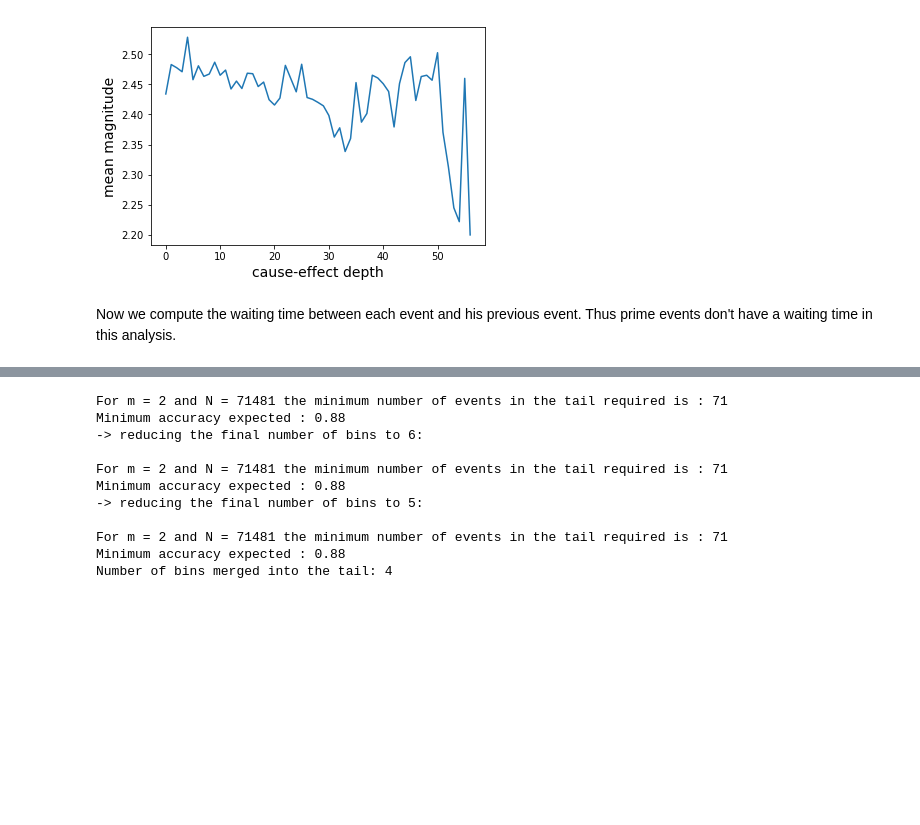
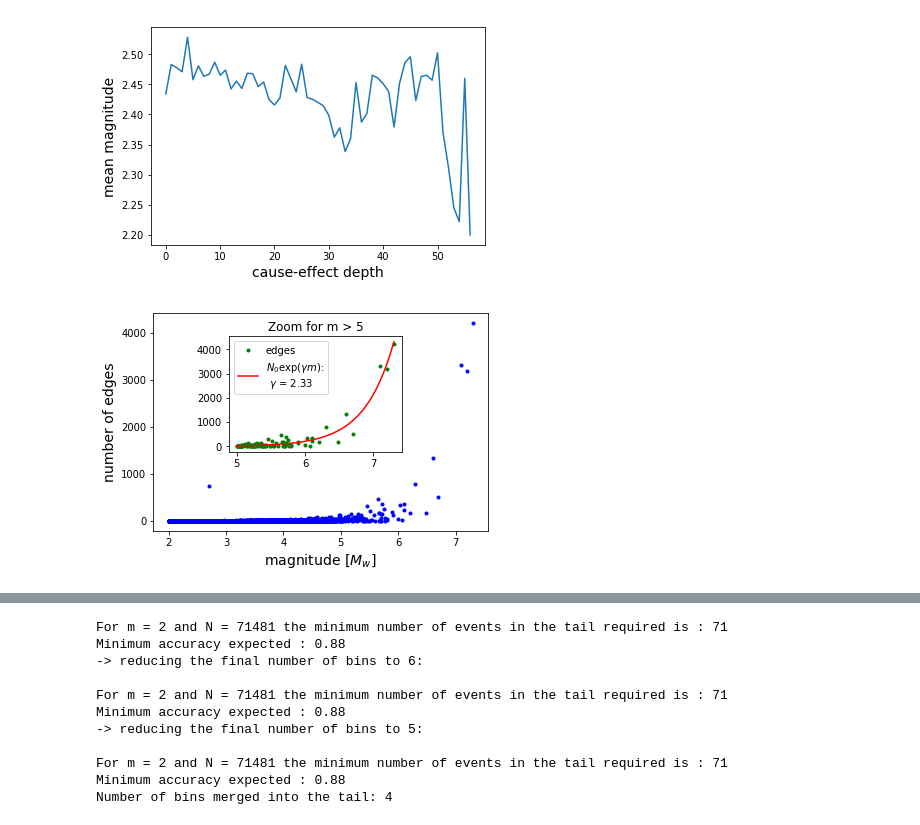
Before and after one commit to mango915/Earthquakes, a Jupyter notebook: nico.ipynb, the cells around one changed output, grey strips where cells are left out. Drawn from its saved outputs; the diff is of its cells as text; code cells hidden in the pictures; blank space fills up the shorter version.

```diff
--- a/nico.ipynb
+++ b/nico.ipynb
@@ -931,5 +330,28 @@ plt.ylabel('mean magnitude', fontsize = 14)
 plt.show()
 # %% [output]
 [figure]
-# %% [markdown]
-Now we compute the waiting time between each event and his previous event. Thus prime events don't have a waiting time in this analysis.
+# %%
+# as we could expect the events with higher magnitudes have much more edges than the ones with lower magnitudes.
+# In fact the dependence is exponential with m
+
+def my_expon1(x, No, gamma):
+    return No*np.exp(gamma*x)
+
+plt.plot(df['magnitude'], df['edges'] , '.b')
+plt.xlabel('magnitude [$M_w$]', fontsize = 14)
+plt.ylabel('number of edges', fontsize = 14)
+
+df5 = df[df['magnitude'] > 5]
+ax = plt.axes([0.3, 0.4, 0.4, 0.4])
+ax.set_title('Zoom for m > 5')
+ax.plot(df5['magnitude'], df5['edges'] , '.g')
+params1, _ = optimize.curve_fit(my_expon1, df5['magnitude'], df5['edges'])
+[No, gamma] = params1
+x_axis = np.linspace(5,7.3,100)
+ax.plot(x_axis, my_expon1(x_axis, *params1), 'r-',
+        label = '$N_0$exp($\gamma m$):\n $\gamma$ = {}'.format(round(gamma,2)))
+ax.legend()
+
+plt.show()
+# %% [output]
+[figure, added]
```
Also changed, not shown: parts of 48 cells of this notebook, 1 other file.
